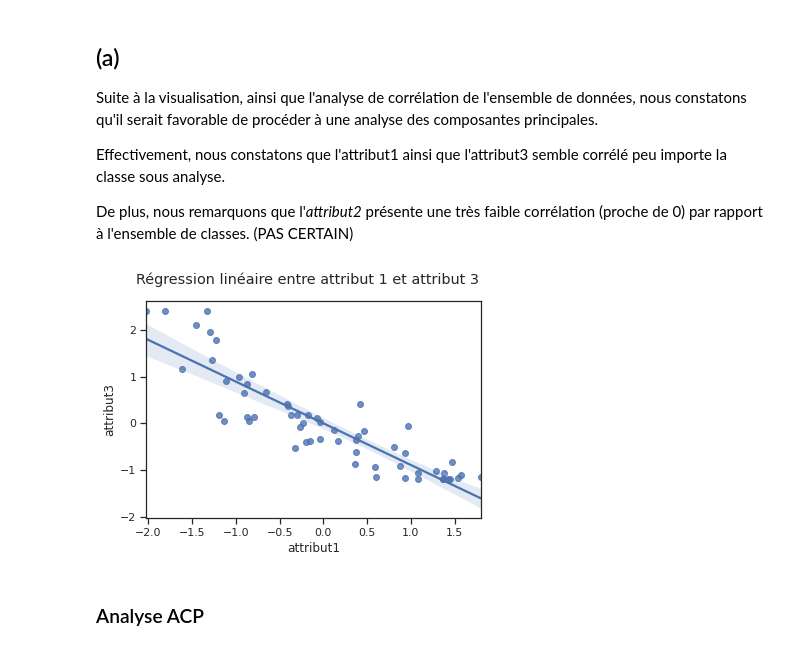
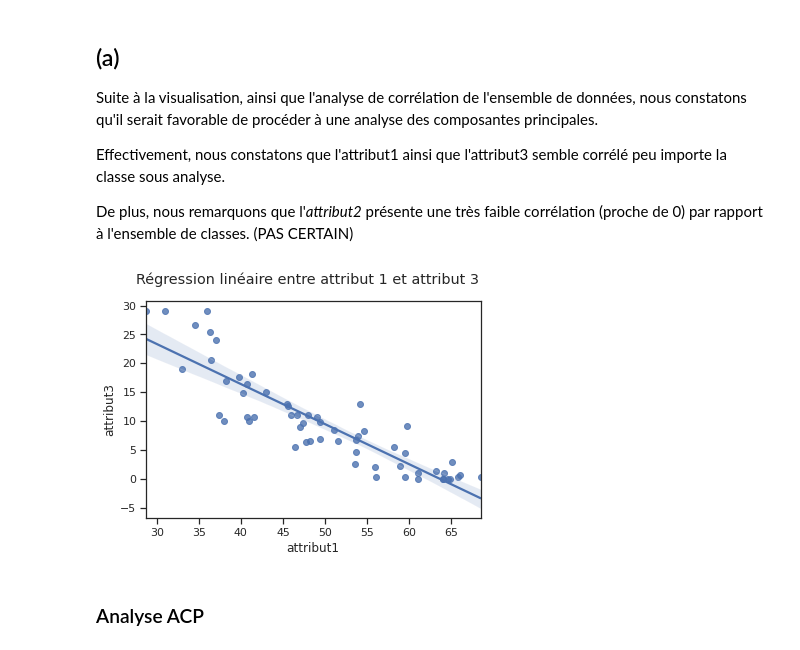
Before and after one commit to ggs22/IFT870-TP1, a Jupyter notebook: tp1.ipynb, the cells around one changed output. Saved outputs shown, nothing was run; the diff lists cells and outputs as text; code cells hidden in the pictures.

```diff
--- a/tp1.ipynb
+++ b/tp1.ipynb
@@ -124,11 +131,11 @@ Effectivement, nous constatons que l'attribut1 ainsi que l'attribut3 semble corr
 
 De plus, nous remarquons que l'_attribut2_ présente une très faible corrélation (proche de 0) par rapport à l'ensemble de classes.  (PAS CERTAIN)
 # %%
-sns.regplot(normalized_df.loc[:, 'attribut1'], normalized_df.loc[:, 'attribut3'])
+sns.regplot(df.loc[:, 'attribut1'], df.loc[:, 'attribut3'])
 plt.suptitle("Régression linéaire entre attribut 1 et attribut 3")
 plt.show()
 # %% [output]
-[figure, old version]
+[figure, new version]
 # %% [markdown]
 ### Analyse ACP
 # %%
```
Also changed, not shown: parts of 16 cells of this notebook.
